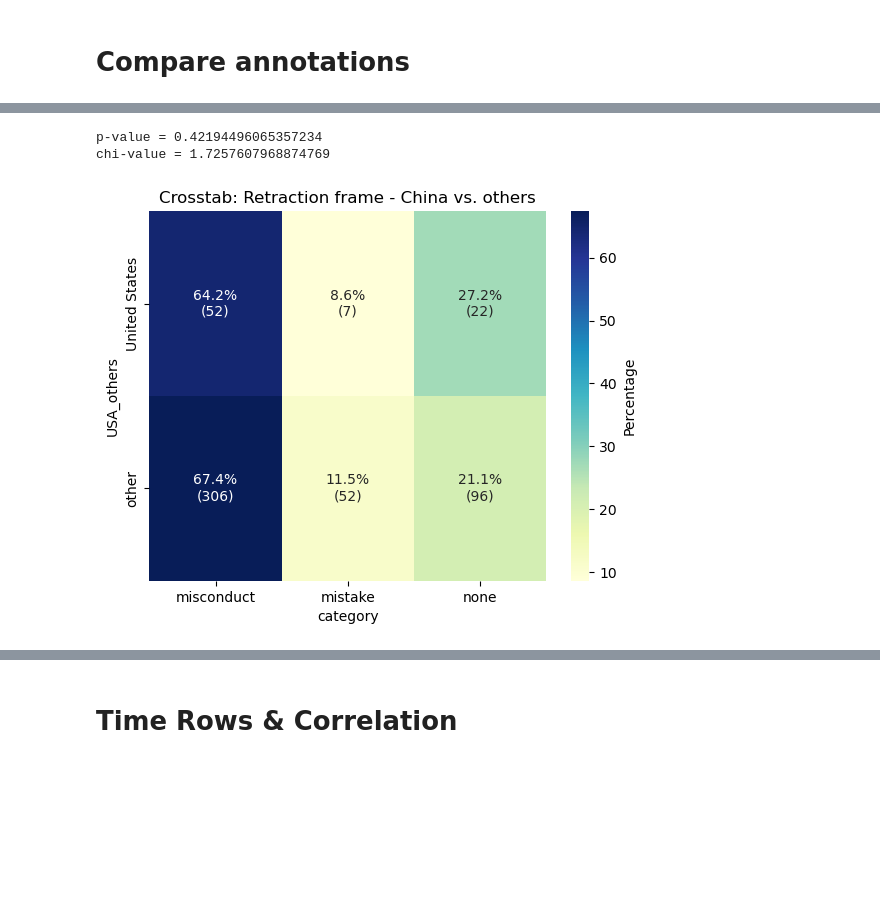
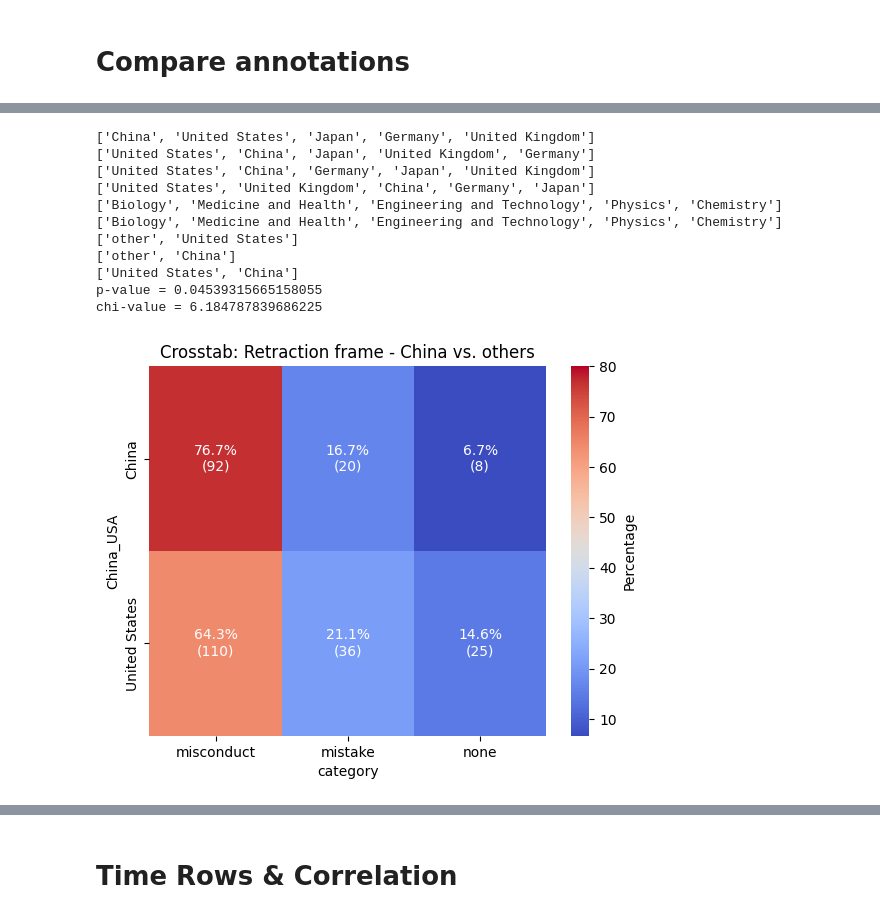
Before and after one commit to Klapperhorn/retraction_portrayal, a Jupyter notebook: 2025-03-27 Statistical_Analysis.ipynb, the cells around one changed output, grey strips where cells are left out. Saved outputs shown, nothing was run; the diff lists cells and outputs as text; code cells hidden in the pictures; blank space fills up the shorter version.

```diff
--- a/2025-03-27 Statistical_Analysis.ipynb
+++ b/2025-03-27 Statistical_Analysis.ipynb
@@ -63,6 +134,6 @@ Index(['name', 'Doi', 'journal_x', 'Title', 'Date', 'Year', 'Type',
 duplicated=df[df.text.duplicated(keep=False) | (df.Doi.duplicated(keep=False))]
 duplicated=duplicated[duplicated.Doi!=0]
 duplicated[["text","Doi"]].to_excel("2025-04-02 Duplicated Texts.xlsx")
-df.drop_duplicates(subset="text",inplace=True)
+#df.drop_duplicates(subset="text",inplace=True)
 df.shape
 # %% [output]
@@ -108,0 +331,8 @@ df['contains_country'] = df['contains_country'].apply(lambda d: d if isinstance(
+# %%
+from collections import Counter
+
+def has_tie(lst):
+    return sum(v == max(Counter(lst).values()) for v in Counter(lst).values()) > 1
+
+df["country_tie"]=df['contains_country'].apply(lambda x: has_tie(x))
+df["country_tie"].value_counts()
@@ -327,0 +607,6 @@ Name: count, dtype: int64
+# %%
+mc_countries=df["contains_country"].explode().value_counts()[:5].index.to_list()
+
+df["mc5_countries"] = df["contains_country"].apply(lambda x: [i if i in mc_countries else "others" for i in x])
+#df.loc[df["contains_country"].apply(lambda x: any([i in mc_countries for i in x])),"contains_country"]
+df["mc5_countries"].explode().value_counts()
@@ -346,8 +667,13 @@ df["Type Recoded"]=df["Type Recoded"].replace("Unclear",None)
 # %%
 #dependency of 3 value category (mistake vs. misconduct vs. none)
 
-# List of columns to test against "GPTo-mini"
-columns_to_test = ["contains_country",'country_plus_city',"fields",'Type Recoded', 'sentiment','journal',"USA_others","Japan_others","China_others","No_Country"]
+# List of columns to test against "GPT4"
+columns_to_test = ["contains_country",'country_plus_city',
+                   "contains_country_set",'country_plus_city_set',
+                   "fields","fields_set",'Type Recoded', 'sentiment',
+                   'journal',"USA_others",
+                #   "Japan_others","India_others",
+                   "China_others","China_USA"]
 
 def highlight_significant(s):
     return ['background-color: lightgreen' if v < 0.05 else '' for v in s]
@@ -366,9 +692,12 @@ def CHI2_tests(df,columns_to_test,dependent_variable='category'):
             # Check if the column contains list-like values and explode if necessary
             if df[col].apply(lambda x: isinstance(x, list)).any():
                # df[col]=df[col].dropna()
-                df[col]=df[col].apply(lambda x: list(set(x))if isinstance(x, list) else [])
+                ### RELEVANT
+                #df[col]=df[col].apply(lambda x: list(set(x))if isinstance(x, list) else []) <-- Only one or more values per article?
+                ### RELEVANT
                 dfx=df.explode(col)  # Create a set and explode the DataFrame if the column contains multiple values
                 mc5 = dfx[col].value_counts()[:5].index.to_list()  # Get the top 5 values
+                print(mc5)
                 dfx = dfx[dfx[col].isin(mc5)] # Filter the DataFrame to include only top 5 values
                 crosstab = pd.crosstab(dfx[col], dfx[dependent_variable])
             else:
@@ -514,26 +904,38 @@ crosstab[["China","United States"]]
 # %%
-crosstab=crosstabs['USA_others'].T
+results_df,crosstabs=CHI2_tests(df,columns_to_test,dependent_variable='category')
+
+
+crosstab=crosstabs['China_USA'].T
 
 import seaborn as sns
 
 
 
 percentages = crosstab.T.apply(lambda r: r/r.sum().sum()*100, axis=1)
 
 # Create custom annotations
 annotations = percentages.round(1).astype(str) + "%" + "\n(" + crosstab.T.astype(str) +")"
 
 # Plot the heatmap
-sns.heatmap(percentages, annot=annotations, cmap="YlGnBu", fmt="", cbar_kws={'label': 'Percentage'})
+sns.heatmap(percentages, annot=annotations, cmap="coolwarm", fmt="", cbar_kws={'label': 'Percentage'}, vmax=80)
 plt.title("Crosstab: Retraction frame - China vs. others")
 
 from scipy.stats import chi2_contingency
 c, p, dof, expected = chi2_contingency(crosstab)
 
 
 print("p-value =", p)
 print("chi-value =", c)
 # %% [output]
-p-value = 0.42194496065357234
-chi-value = 1.7257607968874769
+['China', 'United States', 'Japan', 'Germany', 'United Kingdom']
+['United States', 'China', 'Japan', 'United Kingdom', 'Germany']
+['United States', 'China', 'Germany', 'Japan', 'United Kingdom']
+['United States', 'United Kingdom', 'China', 'Germany', 'Japan']
+['Biology', 'Medicine and Health', 'Engineering and Technology', 'Physics', 'Chemistry']
+['Biology', 'Medicine and Health', 'Engineering and Technology', 'Physics', 'Chemistry']
+['other', 'United States']
+['other', 'China']
+['United States', 'China']
+p-value = 0.04539315665158055
+chi-value = 6.184787839686225
-[figure, old version]
+[figure, new version]
```
Also changed, not shown: parts of 77 cells of this notebook, 6 other files.
